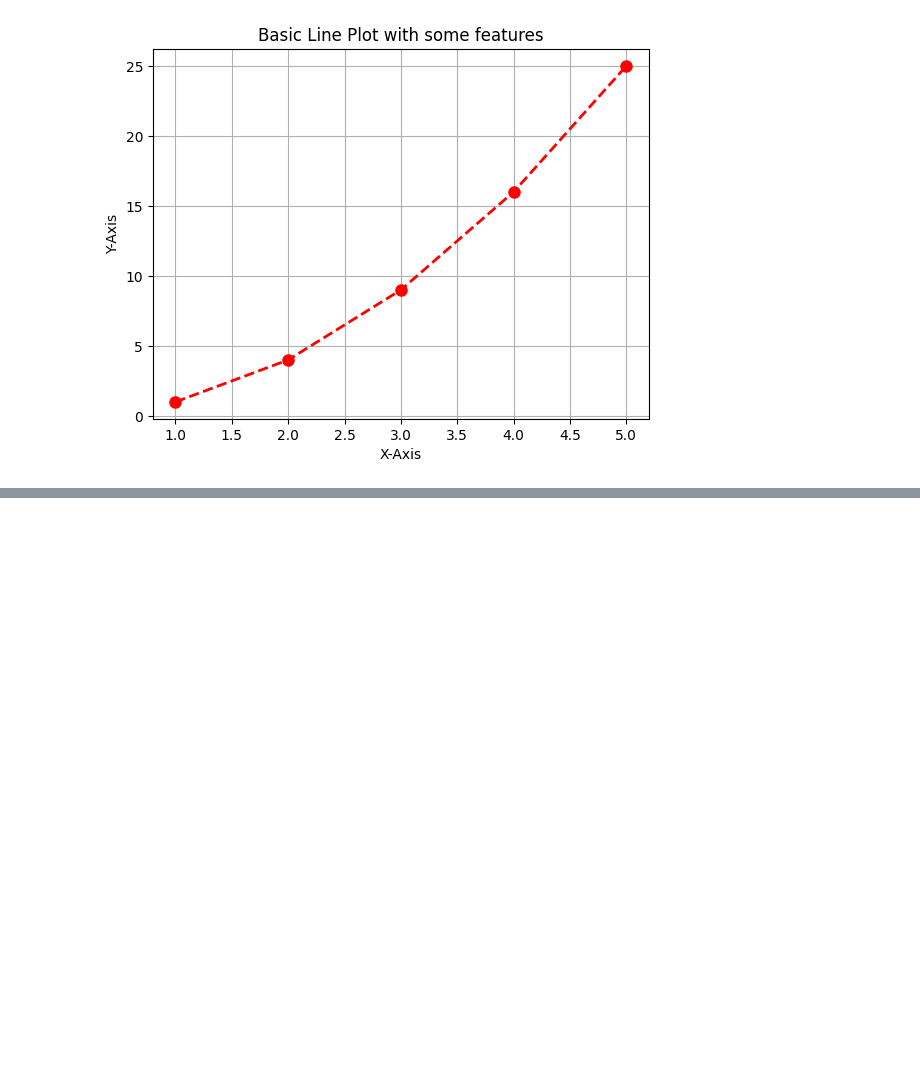
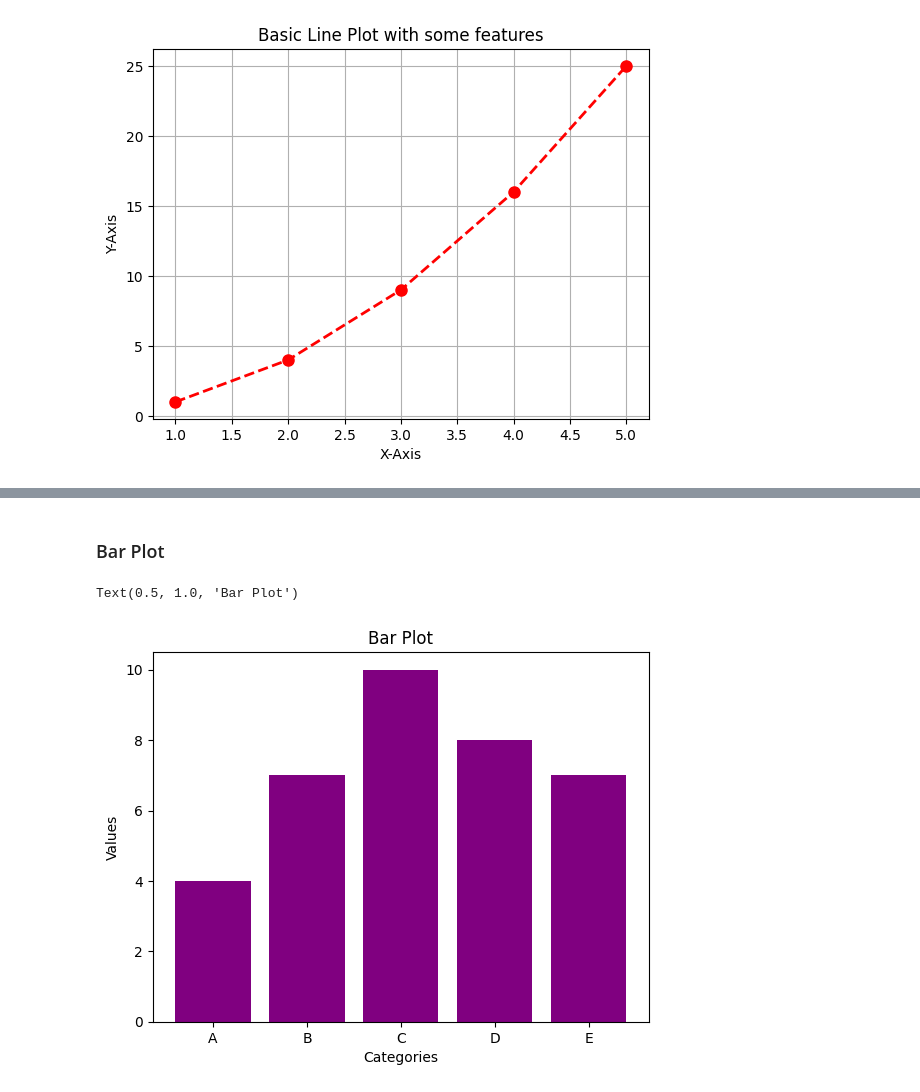
Before and after one commit to developersview/complete-python-DS-ML-bootcamp, a Jupyter notebook: Ch13 - DataAnalysisWithPython/matploylib.ipynb, the cells around one changed output, grey strips where cells are left out. Drawn from its saved outputs; the diff is of its cells as text; code cells hidden in the pictures; blank space fills up the shorter version.

```diff
--- a/Ch13 - DataAnalysisWithPython/matploylib.ipynb
+++ b/Ch13 - DataAnalysisWithPython/matploylib.ipynb
@@ -57,0 +60,14 @@ Text(0.5, 1.0, 'Plot 4')
+# %% [markdown]
+### Bar Plot
+# %%
+categories = ['A', 'B', 'C', 'D', 'E']
+values = [4,7,10,8,7]
+
+#bar plot
+plt.bar(categories, values, color='purple')
+plt.xlabel("Categories")
+plt.ylabel("Values")
+plt.title("Bar Plot")
+# %% [output]
+Text(0.5, 1.0, 'Bar Plot')
+[figure, added]
```
Also changed, not shown: parts of 19 cells of this notebook.
